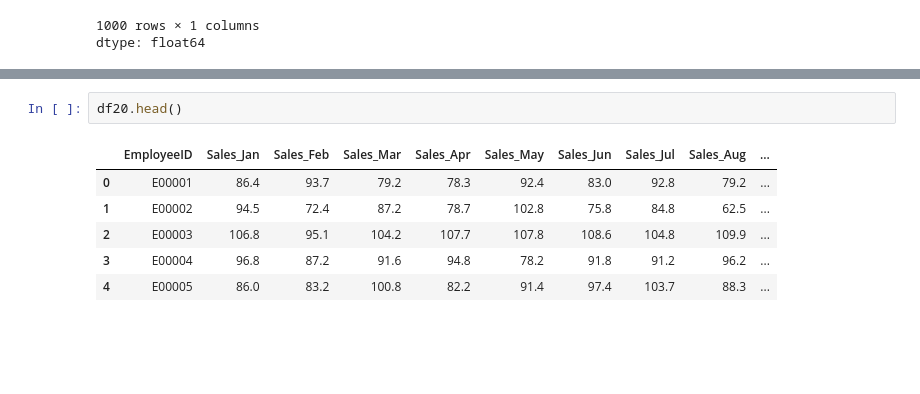
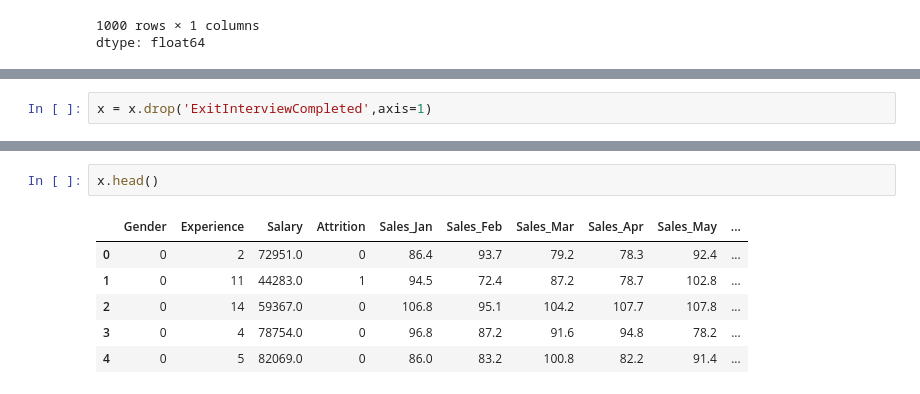
Before and after one commit to Yashzope/EDA_PracT, a Jupyter notebook: edaPract3.ipynb, the cells around one changed output, grey strips where cells are left out. Cells and saved outputs as stored; diff of their text form; blank space fills up the shorter version.

```diff
--- a/edaPract3.ipynb
+++ b/edaPract3.ipynb
@@ -592,0 +790,2 @@ np.where(perrf < 0 )      #showed poor performance
+# %%
+x = x.drop('ExitInterviewCompleted',axis=1)
@@ -593,9 +802,9 @@ np.where(perrf < 0 )      #showed poor performance
 # %%
-df20.head()
+x.head()
 # %% [output]
-|  | EmployeeID | Sales_Jan | Sales_Feb | Sales_Mar | Sales_Apr | Sales_May | Sales_Jun | Sales_Jul | Sales_Aug | ... |
-| 0 | E00001 | 86.4 | 93.7 | 79.2 | 78.3 | 92.4 | 83.0 | 92.8 | 79.2 | ... |
-| 1 | E00002 | 94.5 | 72.4 | 87.2 | 78.7 | 102.8 | 75.8 | 84.8 | 62.5 | ... |
-| 2 | E00003 | 106.8 | 95.1 | 104.2 | 107.7 | 107.8 | 108.6 | 104.8 | 109.9 | ... |
-| 3 | E00004 | 96.8 | 87.2 | 91.6 | 94.8 | 78.2 | 91.8 | 91.2 | 96.2 | ... |
-| 4 | E00005 | 86.0 | 83.2 | 100.8 | 82.2 | 91.4 | 97.4 | 103.7 | 88.3 | ... |
+|  | Gender | Experience | Salary | Attrition | Sales_Jan | Sales_Feb | Sales_Mar | Sales_Apr | Sales_May | ... |
+| 0 | 0 | 2 | 72951.0 | 0 | 86.4 | 93.7 | 79.2 | 78.3 | 92.4 | ... |
+| 1 | 0 | 11 | 44283.0 | 1 | 94.5 | 72.4 | 87.2 | 78.7 | 102.8 | ... |
+| 2 | 0 | 14 | 59367.0 | 0 | 106.8 | 95.1 | 104.2 | 107.7 | 107.8 | ... |
+| 3 | 0 | 4 | 78754.0 | 0 | 96.8 | 87.2 | 91.6 | 94.8 | 78.2 | ... |
+| 4 | 0 | 5 | 82069.0 | 0 | 86.0 | 83.2 | 100.8 | 82.2 | 91.4 | ... |
```
Also changed, not shown: parts of 58 cells of this notebook.
